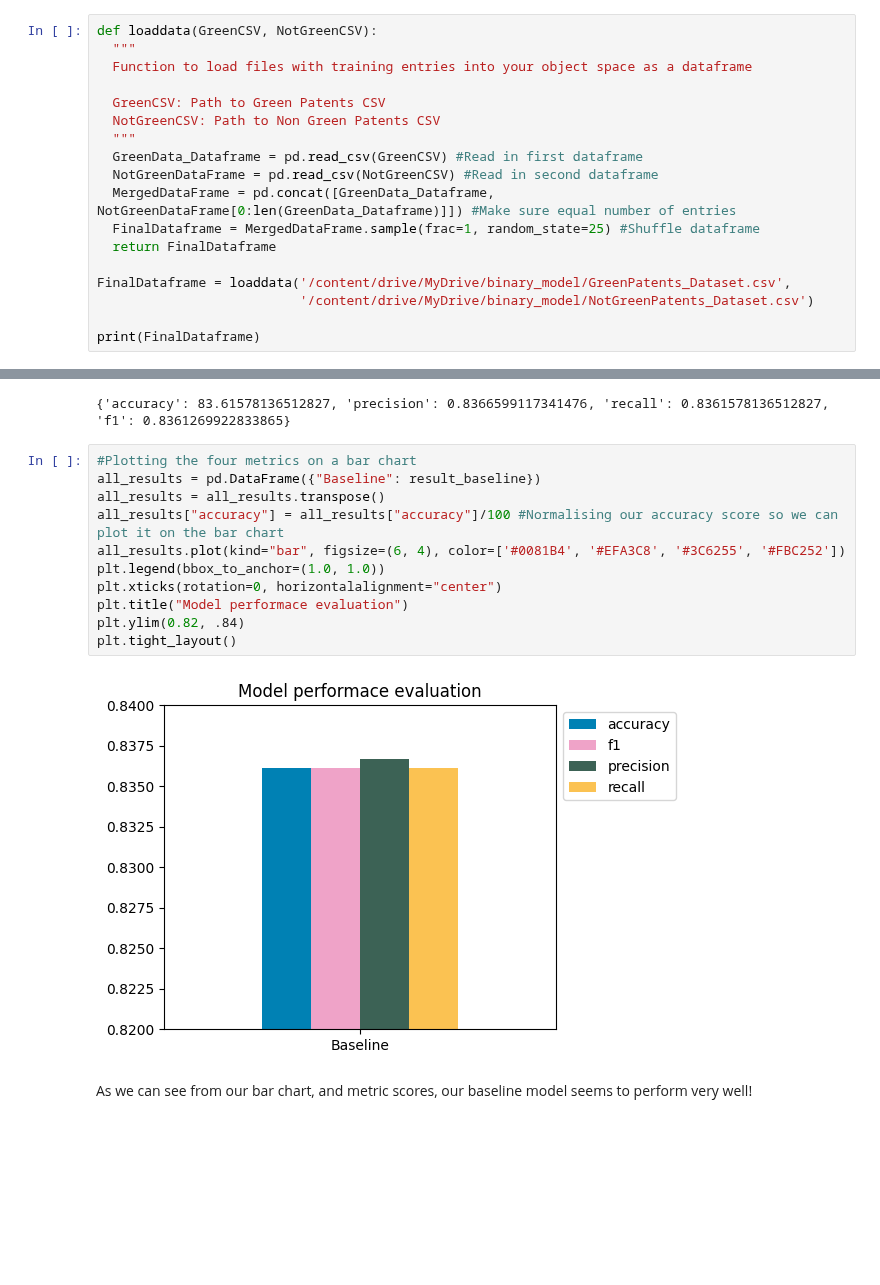
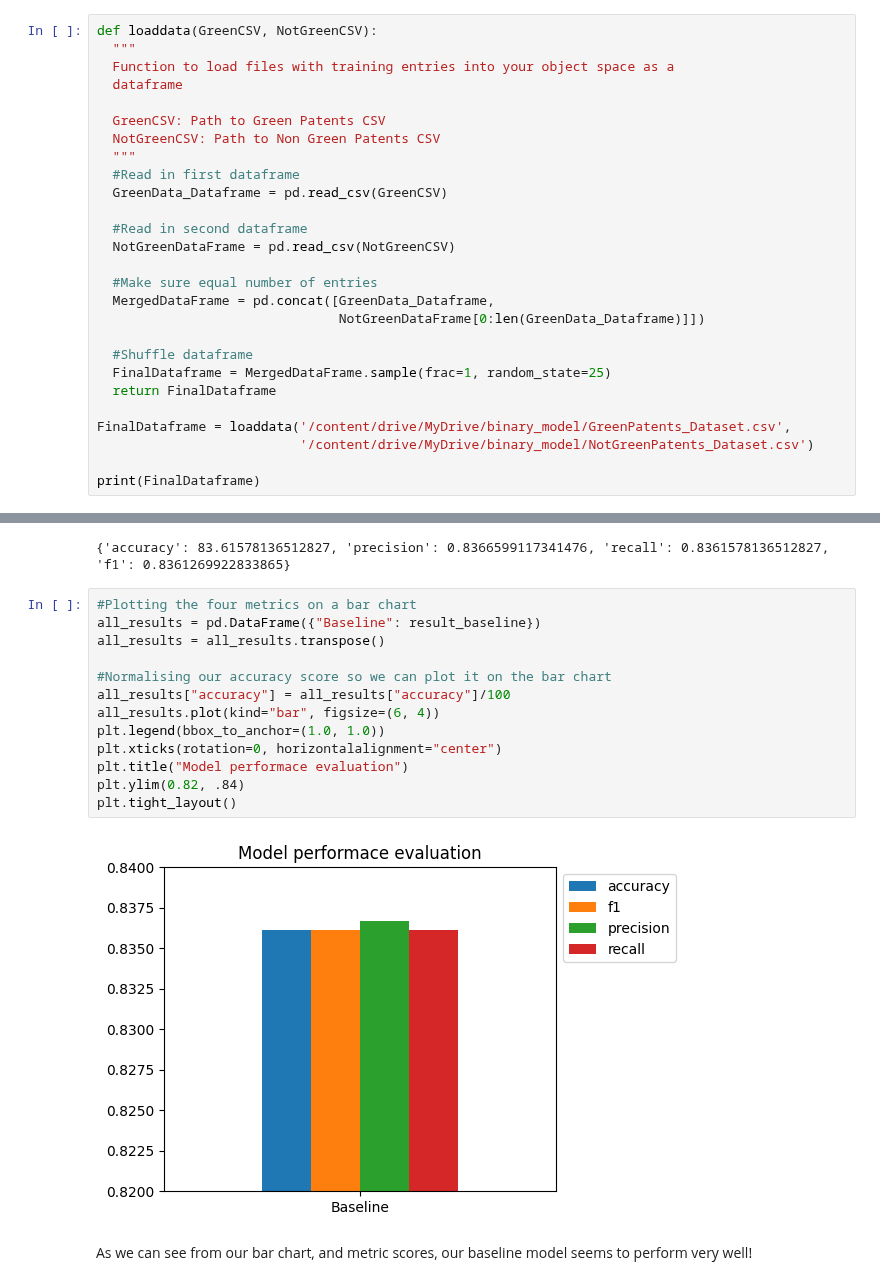
Before and after one commit to ImperialCollegeLondon/ReCoDE-AIForPatents, a Jupyter notebook: docs/PatentClassification_Introduction_and_Data_Handling.ipynb, the cells around one changed output, grey strips where cells are left out. Cells and saved outputs as stored; diff of their text form; blank space fills up the shorter version.

```diff
--- a/docs/PatentClassification_Introduction_and_Data_Handling.ipynb
+++ b/docs/PatentClassification_Introduction_and_Data_Handling.ipynb
@@ -100,15 +116,24 @@ If you want to learn more about the benefits of shuffling your datasets before t
 # %%
 def loaddata(GreenCSV, NotGreenCSV):
   """
-  Function to load files with training entries into your object space as a dataframe
+  Function to load files with training entries into your object space as a
+  dataframe
 
   GreenCSV: Path to Green Patents CSV
   NotGreenCSV: Path to Non Green Patents CSV
   """
-  GreenData_Dataframe = pd.read_csv(GreenCSV) #Read in first dataframe
-  NotGreenDataFrame = pd.read_csv(NotGreenCSV) #Read in second dataframe
-  MergedDataFrame = pd.concat([GreenData_Dataframe, NotGreenDataFrame[0:len(GreenData_Dataframe)]]) #Make sure equal number of entries
-  FinalDataframe = MergedDataFrame.sample(frac=1, random_state=25) #Shuffle dataframe
+  #Read in first dataframe
+  GreenData_Dataframe = pd.read_csv(GreenCSV)
+
+  #Read in second dataframe
+  NotGreenDataFrame = pd.read_csv(NotGreenCSV)
+
+  #Make sure equal number of entries
+  MergedDataFrame = pd.concat([GreenData_Dataframe,
+                               NotGreenDataFrame[0:len(GreenData_Dataframe)]])
+
+  #Shuffle dataframe
+  FinalDataframe = MergedDataFrame.sample(frac=1, random_state=25)
   return FinalDataframe
 
 FinalDataframe = loaddata('/content/drive/MyDrive/binary_model/GreenPatents_Dataset.csv',
@@ -579,16 +769,18 @@ print(result_baseline)
 # %%
 #Plotting the four metrics on a bar chart
 all_results = pd.DataFrame({"Baseline": result_baseline})
 all_results = all_results.transpose()
-all_results["accuracy"] = all_results["accuracy"]/100 #Normalising our accuracy score so we can plot it on the bar chart
-all_results.plot(kind="bar", figsize=(6, 4), color=['#0081B4', '#EFA3C8', '#3C6255', '#FBC252'])
+
+#Normalising our accuracy score so we can plot it on the bar chart
+all_results["accuracy"] = all_results["accuracy"]/100
+all_results.plot(kind="bar", figsize=(6, 4))
 plt.legend(bbox_to_anchor=(1.0, 1.0))
 plt.xticks(rotation=0, horizontalalignment="center")
 plt.title("Model performace evaluation")
 plt.ylim(0.82, .84)
 plt.tight_layout()
 # %% [output]
-[figure, old version]
+[figure, new version]
 # %% [markdown]
 As we can see from our bar chart, and metric scores, our baseline model seems to perform very well!
 # %% [markdown]
```
Also changed, not shown: parts of 36 cells of this notebook.
